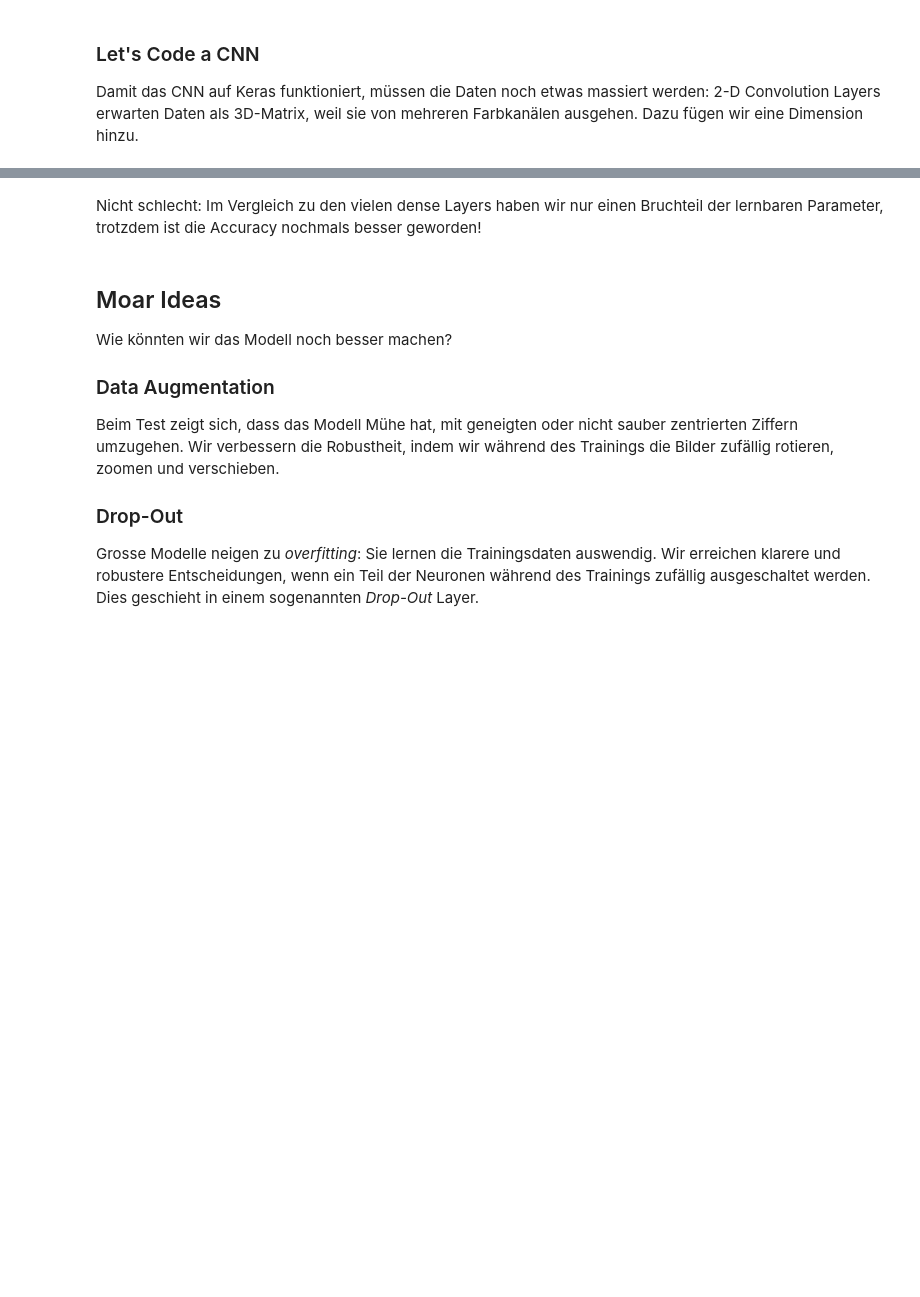
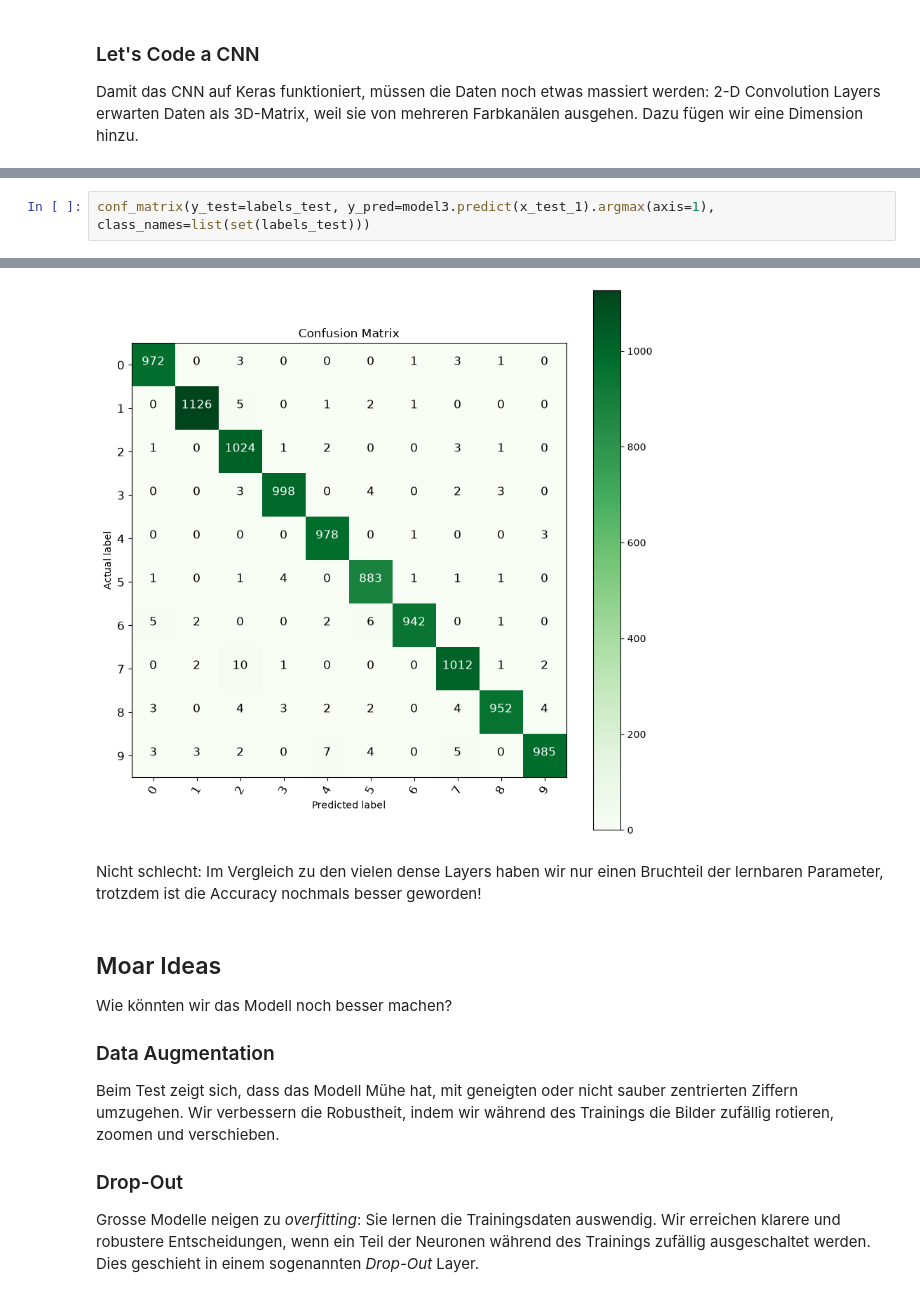
Before and after one commit to tkilla77/ksr_talenta_nn, a Jupyter notebook: keras.ipynb, the cells around one changed output, grey strips where cells are left out. Saved outputs shown, nothing was run; the diff lists cells and outputs as text; blank space fills up the shorter version.

```diff
--- a/keras.ipynb
+++ b/keras.ipynb
@@ -466,0 +528,3 @@ Test accuracy: 0.9869999885559082
+# %%
+conf_matrix(y_test=labels_test, y_pred=model3.predict(x_test_1).argmax(axis=1), class_names=list(set(labels_test)))
+# %% [output]
@@ -467,3 +532,4 @@ Test accuracy: 0.9869999885559082
+[figure, added]
 # %% [markdown]
 Nicht schlecht: Im Vergleich zu den vielen dense Layers haben wir nur einen Bruchteil der lernbaren Parameter, trotzdem ist die Accuracy nochmals besser geworden!
 # %% [markdown]
```
Also changed, not shown: parts of 12 cells of this notebook.
